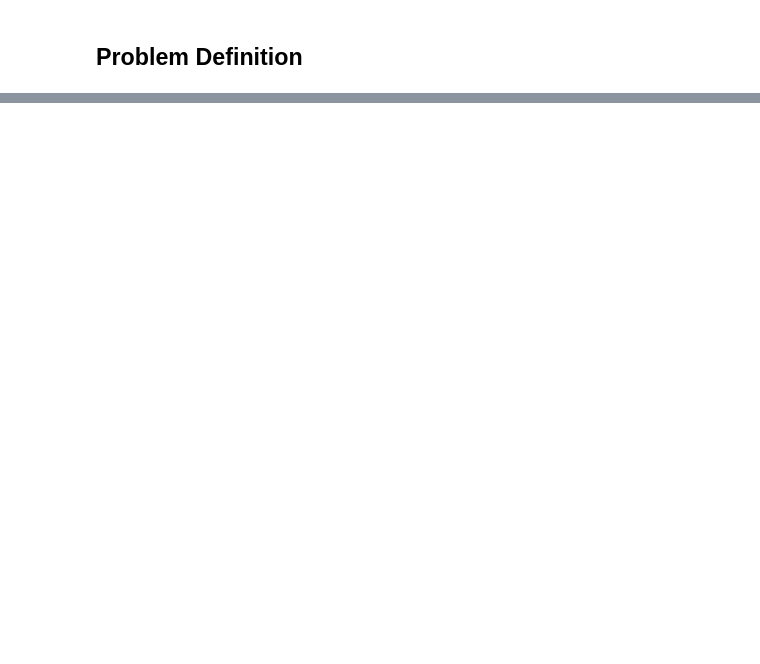
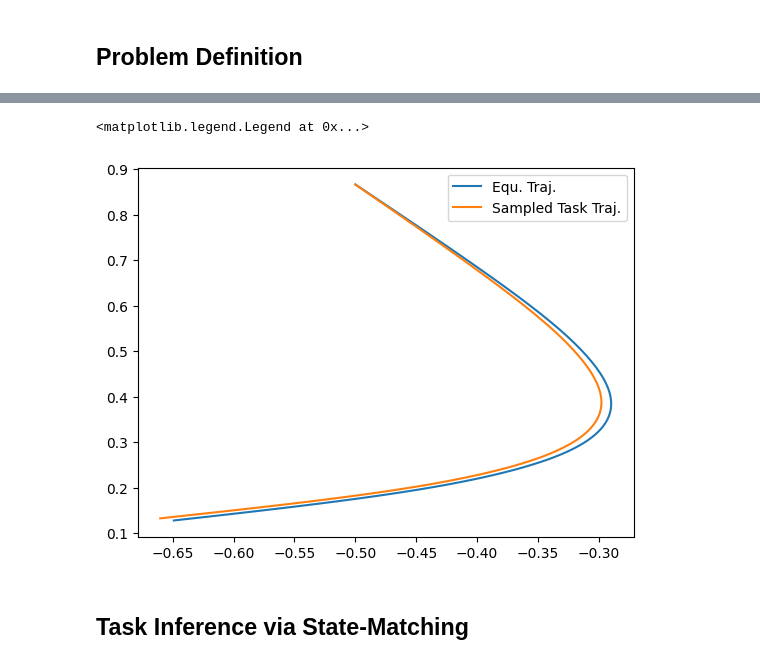
Before and after one commit to PaulNitschke/geo_meta_rl, a Jupyter notebook: task_inference.ipynb, the cells around one changed output, grey strips where cells are left out. Drawn from its saved outputs; the diff is of its cells as text; code cells hidden in the pictures; blank space fills up the shorter version.

```diff
--- a/task_inference.ipynb
+++ b/task_inference.ipynb
@@ -353,9 +2,0 @@ def proj_traj_from_base_to_task(s_0, base_transition_func, base_policy, Lg, traj
-# %%
-generator_lg = torch.tensor([[0, -1], [1, 0]], dtype=DTYPE) #weight w to generate a left-action is the rotation in radians
-generator_kg = torch.tensor([[0, 1], [-1, 0]], dtype=DTYPE)
-
-weight_test_task = torch.tensor(TEST_TASK_IDX*2*np.pi/N_tasks, dtype=DTYPE)
-weight_test_task_np = np.array(TEST_TASK_IDX*2*np.pi/N_tasks)
-
-lg_task_1 = left_action_from_weight(generator=generator_lg, weight=weight_test_task)
-kg_task_1 = left_action_from_weight(generator=generator_kg, weight=weight_test_task)
@@ -575,0 +552,10 @@ plt.show()
+# %%
+test_env = CircleRotationEnv(s_inits=[start_positions_test[TEST_TASK_IDX]], seed=RANDOM_SEED)
+
+traj_equ = sample_traj_of_env_via_sym(task=test_env, base_policy=model, Kg=kg_star, Lg=lg_star)
+plt.plot(traj_equ[:,0], traj_equ[:,1], label="Equ. Traj.")
+plt.plot(traj_states_test_task[:,0], traj_states_test_task[:,1], label="Sampled Task Traj.")
+plt.legend()
+# %% [output]
+<matplotlib.legend.Legend at 0x...>
+[figure, added]
@@ -575,0 +598,2 @@ plt.show()
+# %% [markdown]
+##  Task Inference via State-Matching
```
Also changed, not shown: parts of 57 cells of this notebook, 5 other files.
